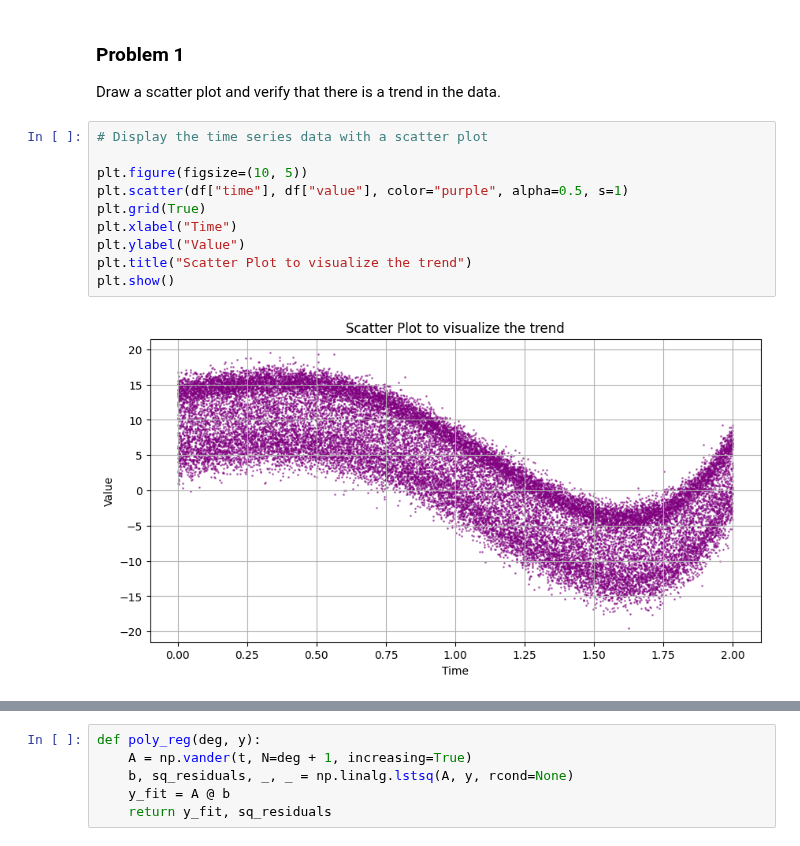
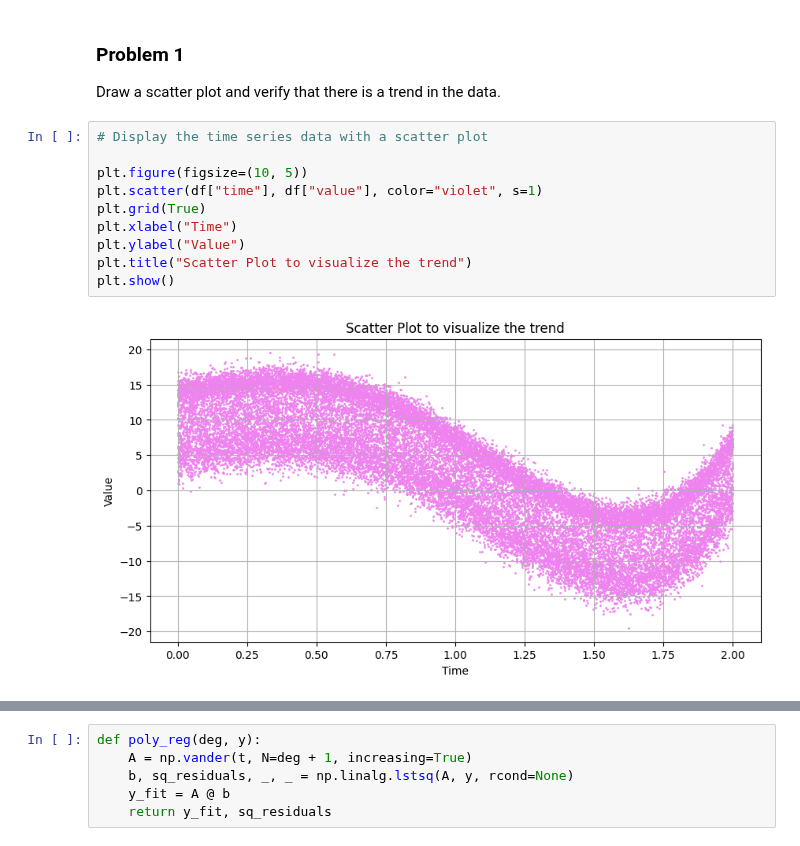
Before and after one commit to DaMole98/SPE-labs, a Jupyter notebook: HW-3/HW3.ipynb, the cells around one changed output, grey strips where cells are left out. Drawn from its saved outputs; the diff is of its cells as text.

```diff
--- a/HW-3/HW3.ipynb
+++ b/HW-3/HW3.ipynb
@@ -23,12 +23,12 @@ Draw a scatter plot and verify that there is a trend in the data.
 # %%
 # Display the time series data with a scatter plot
 
 plt.figure(figsize=(10, 5))
-plt.scatter(df["time"], df["value"], color="purple", alpha=0.5, s=1)
+plt.scatter(df["time"], df["value"], color="violet", s=1)
 plt.grid(True)
 plt.xlabel("Time")
 plt.ylabel("Value")
 plt.title("Scatter Plot to visualize the trend")
 plt.show()
 # %% [output]
-[figure, old version]
+[figure, new version]
```
Also changed, not shown: parts of 8 cells of this notebook.
